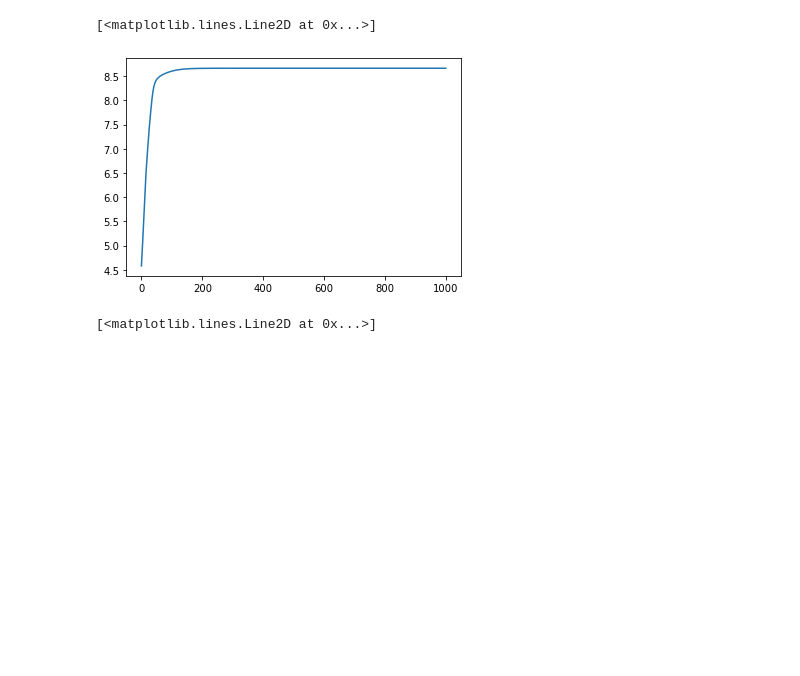
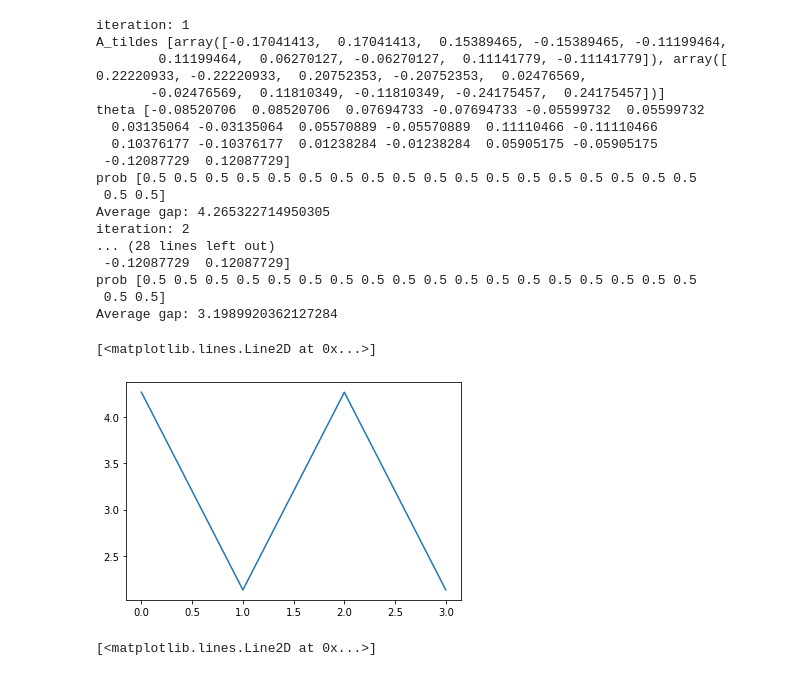
Before and after one commit to sundave1998/ARNPG-MORL, a Jupyter notebook: Tabular MDP (oracle)/CTDE.ipynb, the cells around one changed output. Drawn from its saved outputs; the diff is of its cells as text; code cells hidden in the pictures; blank space fills up the shorter version.

```diff
--- a/Tabular MDP (oracle)/CTDE.ipynb
+++ b/Tabular MDP (oracle)/CTDE.ipynb
@@ -20,7 +20,7 @@ np.random.seed(10)
 # %%
 from MARL import MARL_agent
 n = 2
-a = 4
+a = 2
 s = 5
 gamma = 0.8
 
@@ -55,21 +55,51 @@ rho = np.ones(s) / s
 temp = MARL_agent(rewards, s, a, rho, gamma, n, prob_transition)
 temp.tau = 0
 temp.step = 0.1
-temp.theta = np.random.uniform(0, 1, size=n* s* a)
+# temp.theta = np.random.uniform(0, 1, size=n* s* a)
+temp.theta = np.zeros(shape=n* s* a)
 # %%
-N = 1000
+temp = MARL_agent(rewards, s, a, rho, gamma, n, prob_transition)
+temp.tau = 0
+temp.step = 0.1
+# temp.theta = np.random.uniform(0, 1, size=n* s* a)
+temp.theta = np.zeros(shape=n* s* a)
+
+N = 2
 for i in tqdm(range(N)):
-#     temp.NPG_entropy_step(verbose = True)
-    temp.NPG_entropy_step(verbose = False)
+    temp.theta = np.zeros(shape=n* s* a)
+
+    temp.NPG_entropy_step(verbose = True)
+#     temp.NPG_entropy_step(verbose = False)
+    temp.theta = np.zeros(shape=n* s* a)
+
+    temp.NPG_entropy_step_change(verbose = True)
+
 # temp.NPG_entropy_step(verbose = True)
 #     temp.NPG_entropy_step(verbose = False)
 #     print("prob", temp.theta_to_policy())
 plt.plot(temp.gap)
 # print(temp.gap)
 # plt.plot(temp.avg_gap)
 # %% [output]
-[<matplotlib.lines.Line2D at 0x...>]
+iteration: 1
+A_tildes [array([-0.17041413,  0.17041413,  0.15389465, -0.15389465, -0.11199464,
+        0.11199464,  0.06270127, -0.06270127,  0.11141779, -0.11141779]), array([ 0.22220933, -0.22220933,  0.20752353, -0.20752353,  0.02476569,
+       -0.02476569,  0.11810349, -0.11810349, -0.24175457,  0.24175457])]
+theta [-0.08520706  0.08520706  0.07694733 -0.07694733 -0.05599732  0.05599732
+  0.03135064 -0.03135064  0.05570889 -0.05570889  0.11110466 -0.11110466
+  0.10376177 -0.10376177  0.01238284 -0.01238284  0.05905175 -0.05905175
+ -0.12087729  0.12087729]
+prob [0.5 0.5 0.5 0.5 0.5 0.5 0.5 0.5 0.5 0.5 0.5 0.5 0.5 0.5 0.5 0.5 0.5 0.5
+ 0.5 0.5]
+Average gap: 4.265322714950305
+iteration: 2
+... (28 lines left out)
+ -0.12087729  0.12087729]
+prob [0.5 0.5 0.5 0.5 0.5 0.5 0.5 0.5 0.5 0.5 0.5 0.5 0.5 0.5 0.5 0.5 0.5 0.5
+ 0.5 0.5]
+Average gap: 3.1989920362127284
+[<matplotlib.lines.Line2D at 0x...>]
-[figure, old version]
+[figure, new version]
 # %%
 # plt.plot(np.log(n*5*np.log(2)-temp.gap))
 # %% [output]
```
Also changed, not shown: parts of 1 cell of this notebook, 2 other files.
